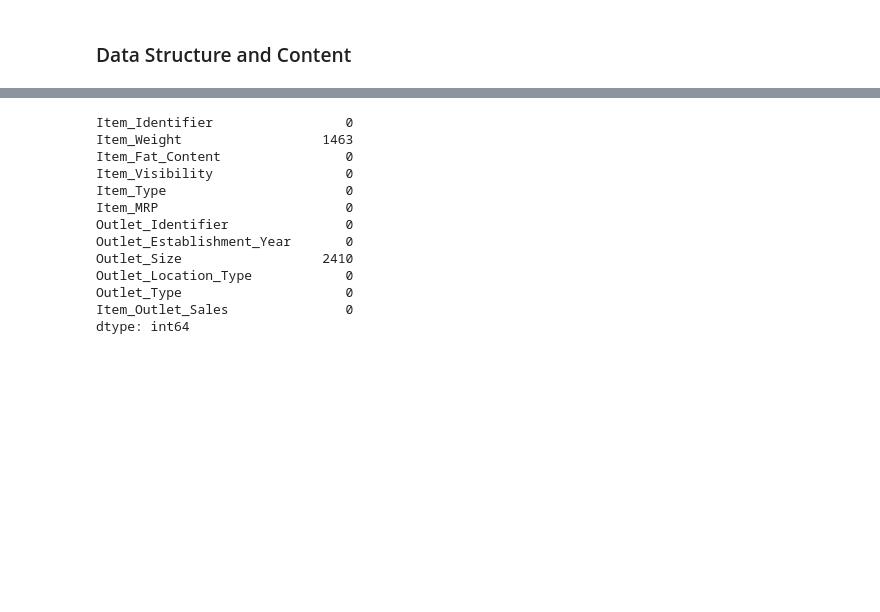
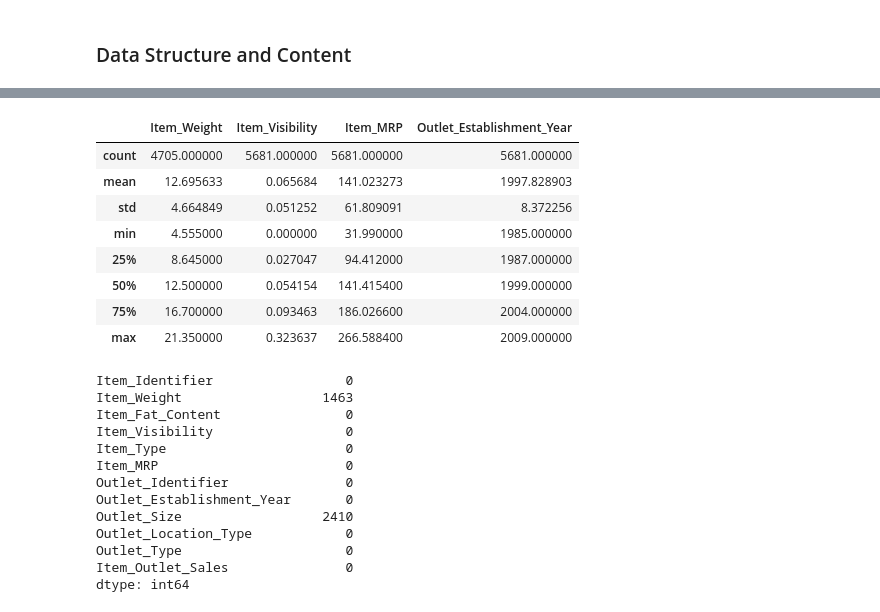
Before and after one commit to Buridi-Chaithanya-Lakshmi/BigMart-Data-Analysis-and-Prediction, a Jupyter notebook: TechnoColabs Internship Mini Project.ipynb, the cells around one changed output, grey strips where cells are left out. Cells and saved outputs as stored; diff of their text form; code cells hidden in the pictures; blank space fills up the shorter version.

```diff
--- a/TechnoColabs Internship Mini Project.ipynb
+++ b/TechnoColabs Internship Mini Project.ipynb
@@ -24,3 +82,16 @@ df1.head(5)
+# %%
+#summary statistics testing dataset
+df2.describe()
+# %% [output]
+|  | Item_Weight | Item_Visibility | Item_MRP | Outlet_Establishment_Year |
+| count | 4705.000000 | 5681.000000 | 5681.000000 | 5681.000000 |
+| mean | 12.695633 | 0.065684 | 141.023273 | 1997.828903 |
+| std | 4.664849 | 0.051252 | 61.809091 | 8.372256 |
+| min | 4.555000 | 0.000000 | 31.990000 | 1985.000000 |
+| 25% | 8.645000 | 0.027047 | 94.412000 | 1987.000000 |
+| 50% | 12.500000 | 0.054154 | 141.415400 | 1999.000000 |
+| 75% | 16.700000 | 0.093463 | 186.026600 | 2004.000000 |
+| max | 21.350000 | 0.323637 | 266.588400 | 2009.000000 |
 # %%
 # Checking Null values in Train Set
 df1.isnull().sum()
```
Also changed, not shown: parts of 42 cells of this notebook, 5 other files.
